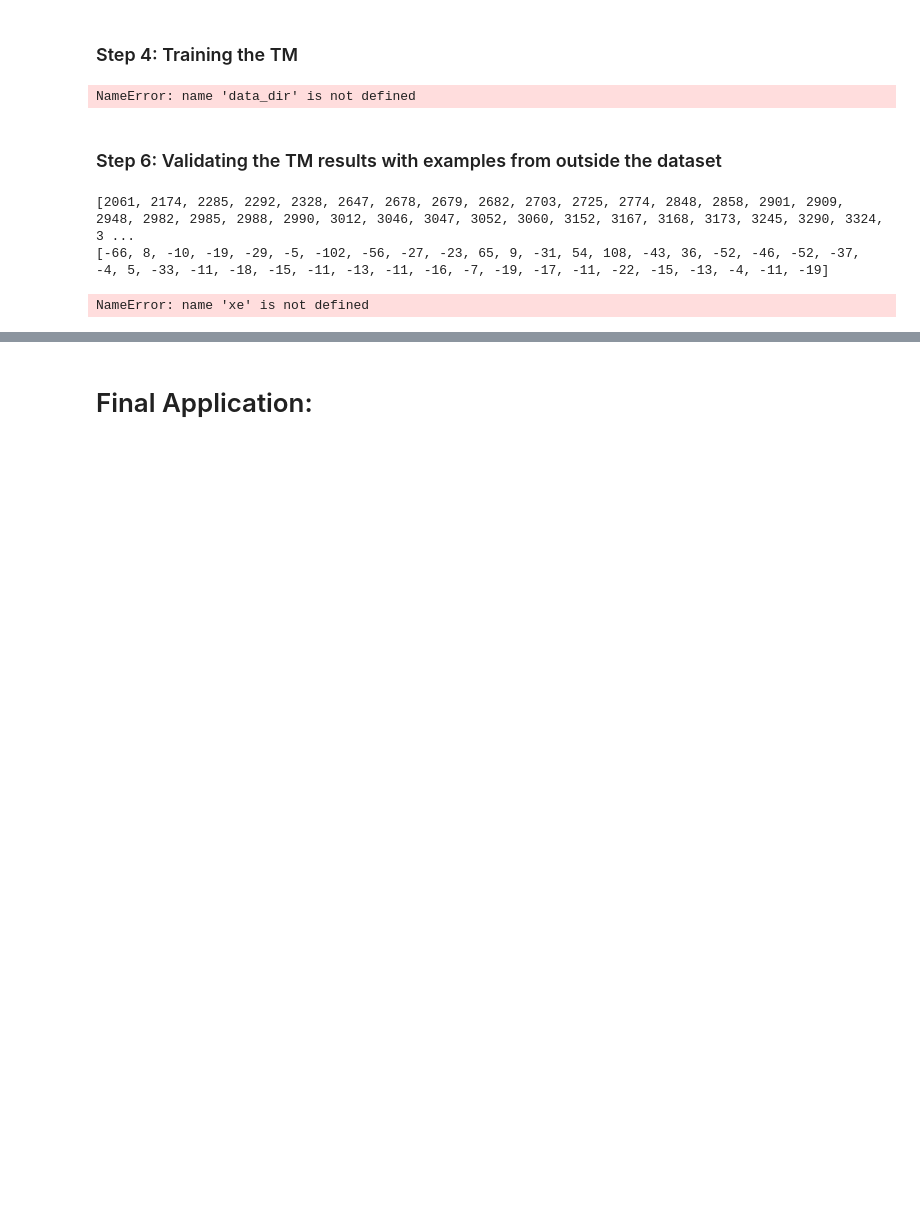
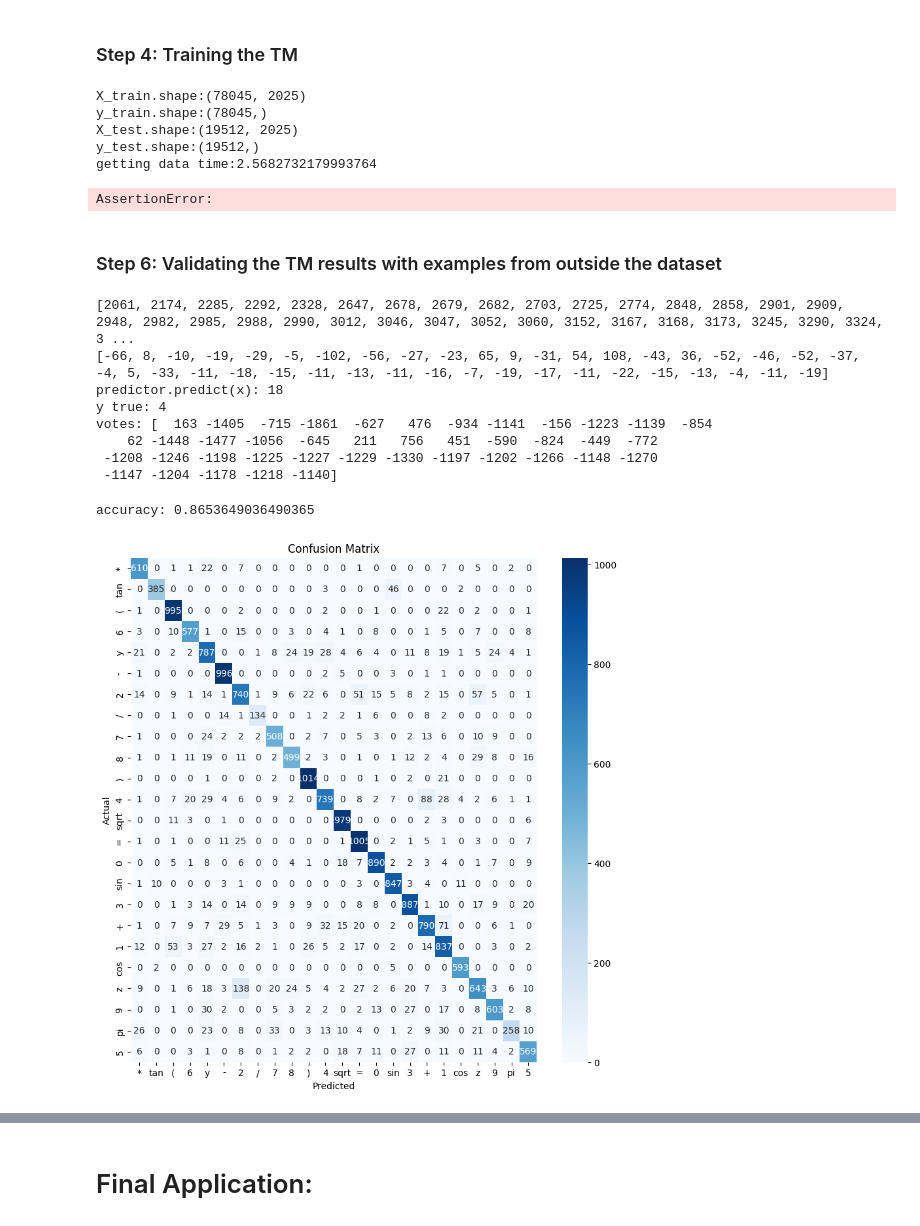
Before and after one commit to EirikVinje/tm-yolo-mathreader, a Jupyter notebook: src/complete_walkthrough.ipynb, the cells around one changed output, grey strips where cells are left out. Saved outputs shown, nothing was run; the diff lists cells and outputs as text; code cells hidden in the pictures; blank space fills up the shorter version.

```diff
--- a/src/complete_walkthrough.ipynb
+++ b/src/complete_walkthrough.ipynb
@@ -340,9 +340,11 @@ images = []
 labels = []
 
 # map class names to integers
-class_names_map = {i: class_name for i, class_name in enumerate(class_names)}
+#class_names_map = {i: class_name for i, class_name in enumerate(class_names)}
+#pickle.dump(class_names_map, open(os.path.join(data_dir, "class_names_map.pkl"), "wb"))
+class_names_map = {0: 'times', 1: 'tan', 2: '(', 3: '6', 4: 'y', 5: '-', 6: '2', 7: 'div', 8: '7', 9: '8', 10: ')', 11: '4', 12: 'sqrt', 13: '=', 14: '0', 15: 'sin', 16: '3', 17: '+', 18: '1', 19: 'cos', 20: 'z', 21: '9', 22: 'pi', 23: '5'}
 print(class_names_map)
-pickle.dump(class_names_map, open(os.path.join(data_dir, "class_names_map.pkl"), "wb"))
+
 
 for class_id, class_name in tqdm(class_names_map.items()):
     class_dir = os.path.join(dataset_dir, class_name)
@@ -357,8 +359,8 @@ for class_id, class_name in tqdm(class_names_map.items()):
             images.append(image)
             labels.append(class_id)
             # plot image with filename exp3634.jpg
-            if filename == "exp3634.jpg":
-                display(Image.fromarray(image))
+            #if filename == "exp3634.jpg":
+               # display(Image.fromarray(image))
 
 # Save the dataset to a pickle file
 dataset = {
@@ -520,6 +523,9 @@ def get_dataset(data_dir):
 
 xt, xe, yt, ye = get_dataset(data_dir)
 
+# remove this if you want to run the training
+assert False
+
 n_clauses = 4354
 n_literals = xt.shape[1]
 n_classes = 41
@@ -531,7 +537,7 @@ seed = 42
 
 tm = gt.TsetlinMachine(n_literals=n_literals, n_clauses=n_clauses, n_classes=n_classes, s=s, threshold=threshold, literal_budget=n_literal_budget)
 
-trainer = gt.Trainer(tm, n_epochs=5, seed=seed, n_jobs=n_jobs, progress_bar=True)
+trainer = gt.Trainer(tm, n_epochs=10, seed=seed, n_jobs=n_jobs, progress_bar=True)
 trainer.set_train_data(xt, yt)
 trainer.set_eval_data(xe, ye)
 trainer.train()
@@ -542,6 +548,8 @@ tm.save_state(tm_save_path)
 print("--- results ---")
 print(trainer.results)
 print("--")
+pickle.dump(trainer.results['train_log'], open('train_log.pkl',"wb"))
+pickle.dump(trainer.results['eval_log'], open('eval_log.pkl',"wb"))
 
 
 predictor = tm.get_predictor()
@@ -561,4 +569,9 @@ print("accuracy:{}".format(accuracy))
 
 print("<done>")
 # %% [output]
-NameError: name 'data_dir' is not defined
+X_train.shape:(78045, 2025)
+y_train.shape:(78045,)
+X_test.shape:(19512, 2025)
+y_test.shape:(19512,)
+getting data time:2.5682732179993764
+AssertionError:
@@ -593,13 +625,47 @@ predictor._set_ruleset(rs)
 predictor._allocate_backend()
 
 
-print("predictor.predict(x):", predictor.predict(xe[8]))
-print("y true:", ye[8])
+print("predictor.predict(x):", predictor.predict(xe[1]))
+print("y true:", ye[1])
 print("votes:", predictor._inf.get_votes())
 # %% [output]
 [2061, 2174, 2285, 2292, 2328, 2647, 2678, 2679, 2682, 2703, 2725, 2774, 2848, 2858, 2901, 2909, 2948, 2982, 2985, 2988, 2990, 3012, 3046, 3047, 3052, 3060, 3152, 3167, 3168, 3173, 3245, 3290, 3324, 3 ...
 [-66, 8, -10, -19, -29, -5, -102, -56, -27, -23, 65, 9, -31, 54, 108, -43, 36, -52, -46, -52, -37, -4, 5, -33, -11, -18, -15, -11, -13, -11, -16, -7, -19, -17, -11, -22, -15, -13, -4, -11, -19]
+predictor.predict(x): 18
+y true: 4
+votes: [  163 -1405  -715 -1861  -627   476  -934 -1141  -156 -1223 -1139  -854
+    62 -1448 -1477 -1056  -645   211   756   451  -590  -824  -449  -772
+ -1208 -1246 -1198 -1225 -1227 -1229 -1330 -1197 -1202 -1266 -1148 -1270
+ -1147 -1204 -1178 -1218 -1140]
-NameError: name 'xe' is not defined
+# %%
+# predict the val dataset and plot the confusion matrix
+from sklearn.metrics import confusion_matrix
+import seaborn as sns
+import matplotlib.pyplot as plt
+
+class_names_map = {0: '*', 1: 'tan', 2: '(', 3: '6', 4: 'y', 5: '-', 6: '2', 7: '/', 8: '7', 9: '8', 10: ')', 11: '4', 12: 'sqrt', 13: '=', 14: '0', 15: 'sin', 16: '3', 17: '+', 18: '1', 19: 'cos', 20: 'z', 21: '9', 22: 'pi', 23: '5'}
+
+class_names = [class_names_map[i] for i in range(24)]
+
+y_preds = []
+for x in xe:
+    y_pred = predictor.predict(x)
+    y_preds.append(y_pred)
+
+print('accuracy:', np.mean(y_preds == ye))
+
+#print(ye)
+#print(y_preds)
+cm = confusion_matrix(ye, y_preds)
+plt.figure(figsize=(10, 10))
+sns.heatmap(cm, annot=True, fmt='d', cmap='Blues', xticklabels=class_names, yticklabels=class_names)
+plt.xlabel('Predicted')
+plt.ylabel('Actual')
+plt.title('Confusion Matrix')
+plt.show()
+# %% [output]
+accuracy: 0.8653649036490365
+[figure, added]
 # %%
 from skimage.morphology import skeletonize, thin, medial_axis
 from skimage import data
```
Also changed, not shown: parts of 6 cells of this notebook, 11 other files.
